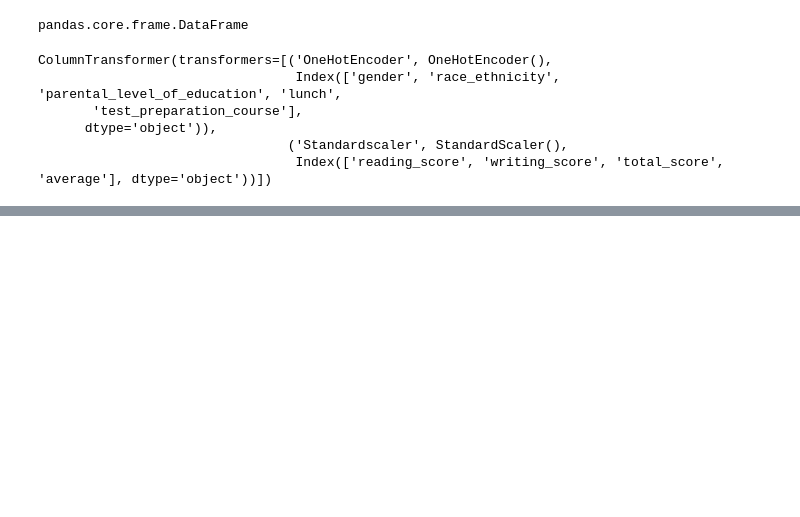
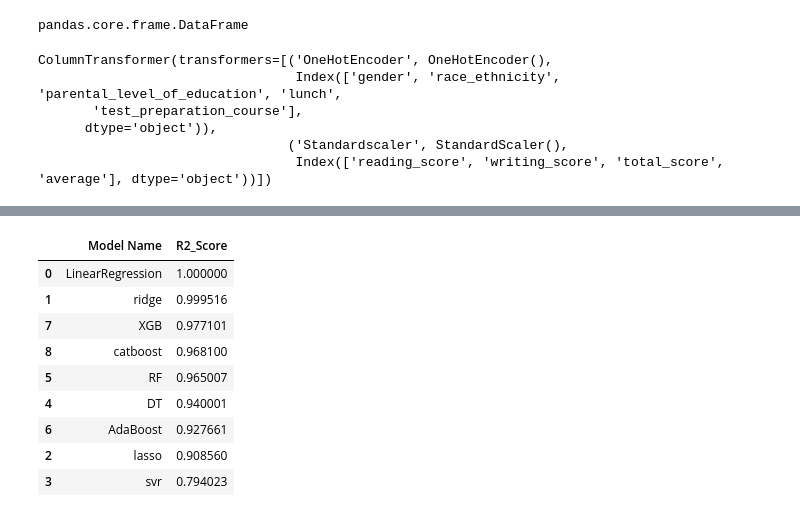
Before and after one commit to sillan123/ML_Project, a Jupyter notebook: Notebook/student_performance_EDA.ipynb, the cells around one changed output, grey strips where cells are left out. Cells and saved outputs as stored; diff of their text form; code cells hidden in the pictures; blank space fills up the shorter version.

```diff
--- a/Notebook/student_performance_EDA.ipynb
+++ b/Notebook/student_performance_EDA.ipynb
@@ -188,0 +276,15 @@ X=preprocessor.fit_transform(X)
+# %%
+model_list=list(models.keys())
+# %%
+pd.DataFrame(list(zip(model_list, r2_list)), columns=['Model Name', 'R2_Score']).sort_values(by=["R2_Score"],ascending=False)
+# %% [output]
+|  | Model Name | R2_Score |
+| 0 | LinearRegression | 1.000000 |
+| 1 | ridge | 0.999516 |
+| 7 | XGB | 0.977101 |
+| 8 | catboost | 0.968100 |
+| 5 | RF | 0.965007 |
+| 4 | DT | 0.940001 |
+| 6 | AdaBoost | 0.927661 |
+| 2 | lasso | 0.908560 |
+| 3 | svr | 0.794023 |
```
Also changed, not shown: parts of 6 cells of this notebook.
